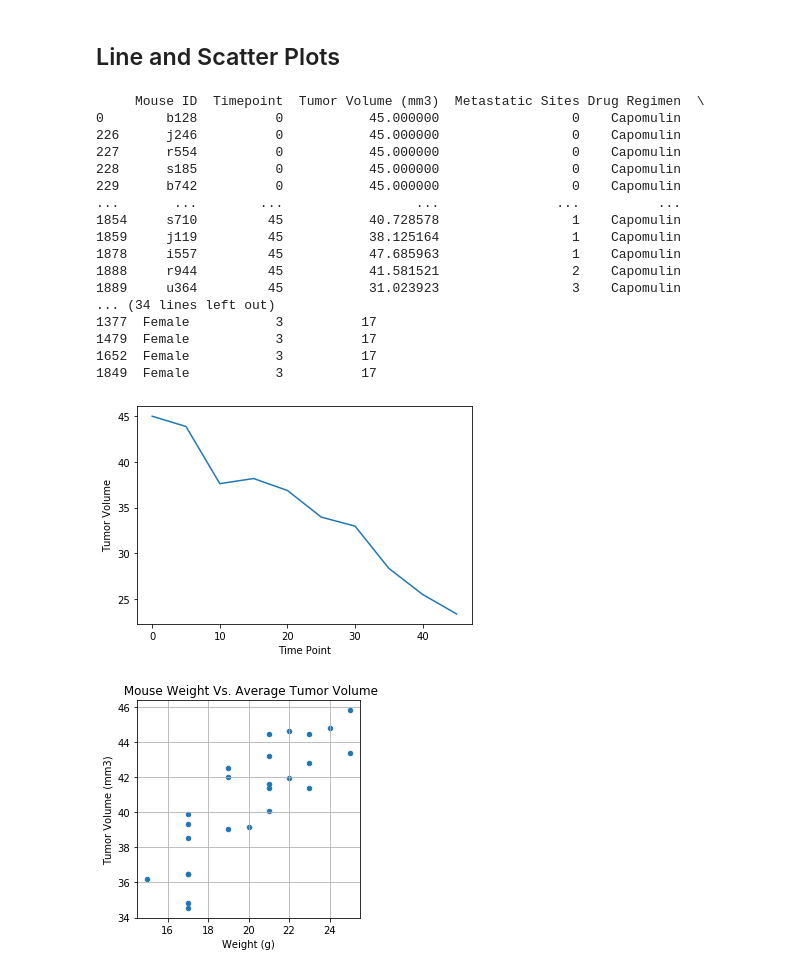
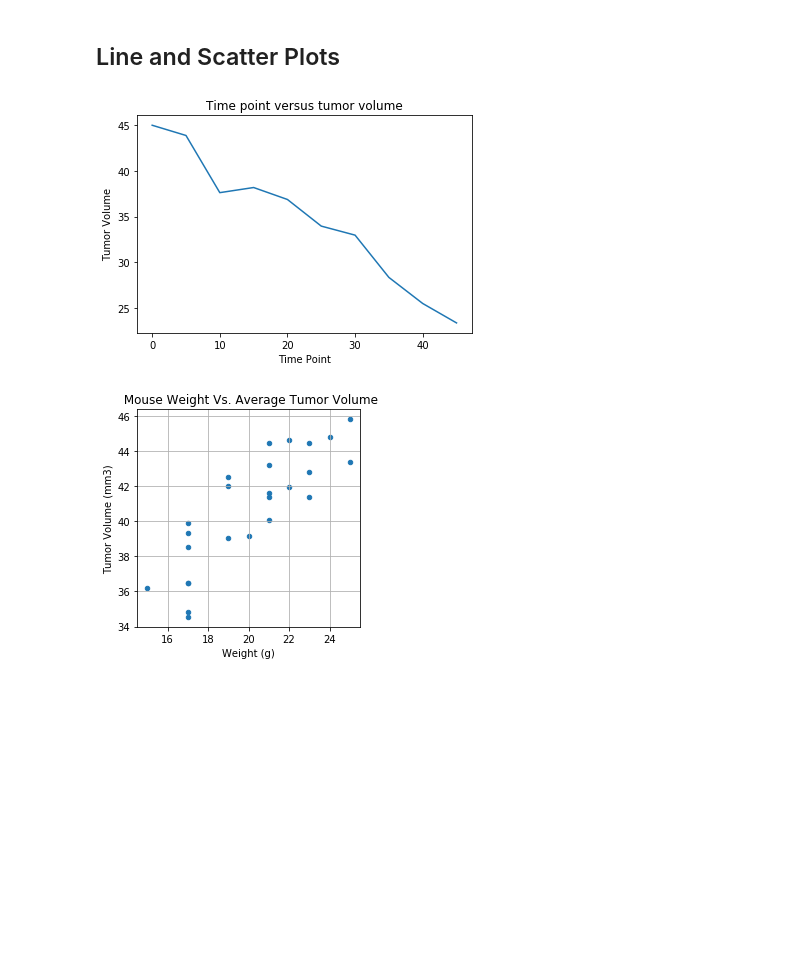
Before and after one commit to prasannarangam21/matplotlib-challenge, a Jupyter notebook: Pymaceuticals/pymaceuticals.ipynb, the cells around one changed output. Saved outputs shown, nothing was run; the diff lists cells and outputs as text; code cells hidden in the pictures; blank space fills up the shorter version.

```diff
--- a/Pymaceuticals/pymaceuticals.ipynb
+++ b/Pymaceuticals/pymaceuticals.ipynb
@@ -196,32 +198,16 @@ plt.show()
 # %%
 # Generate a line plot of time point versus tumor volume for a mouse treated with Capomulin
 capomulin = clean_study_data.loc[clean_study_data['Drug Regimen']== "Capomulin"]
-print(capomulin)
+#print(capomulin)
 capomulin_mouse = capomulin.loc[capomulin['Mouse ID']== "s185"]
-print(capomulin_mouse)
+#print(capomulin_mouse)
 plt.plot(capomulin_mouse['Timepoint'],capomulin_mouse['Tumor Volume (mm3)'])
 plt.xlabel("Time Point")
 plt.ylabel("Tumor Volume")
+plt.title("Time point versus tumor volume")
 plt.show()
 # %% [output]
-     Mouse ID  Timepoint  Tumor Volume (mm3)  Metastatic Sites Drug Regimen  \
-0        b128          0           45.000000                 0    Capomulin
-226      j246          0           45.000000                 0    Capomulin
-227      r554          0           45.000000                 0    Capomulin
-228      s185          0           45.000000                 0    Capomulin
-229      b742          0           45.000000                 0    Capomulin
-...       ...        ...                 ...               ...          ...
-1854     s710         45           40.728578                 1    Capomulin
-1859     j119         45           38.125164                 1    Capomulin
-1878     i557         45           47.685963                 1    Capomulin
-1888     r944         45           41.581521                 2    Capomulin
-1889     u364         45           31.023923                 3    Capomulin
-... (34 lines left out)
-1377  Female           3          17
-1479  Female           3          17
-1652  Female           3          17
-1849  Female           3          17
-[figure, old version]
+[figure, new version]
 # %%
 # Generate a scatter plot of mouse weight versus average tumor volume for the Capomulin regimen
 capomulin = clean_study_data.loc[clean_study_data['Drug Regimen']== "Capomulin"]
```
Also changed, not shown: parts of 6 cells of this notebook.
